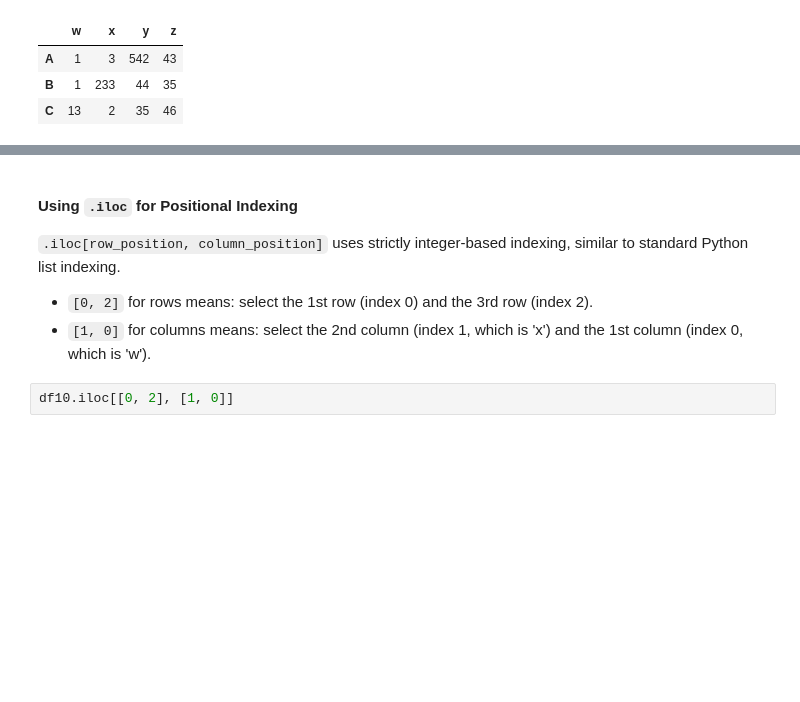
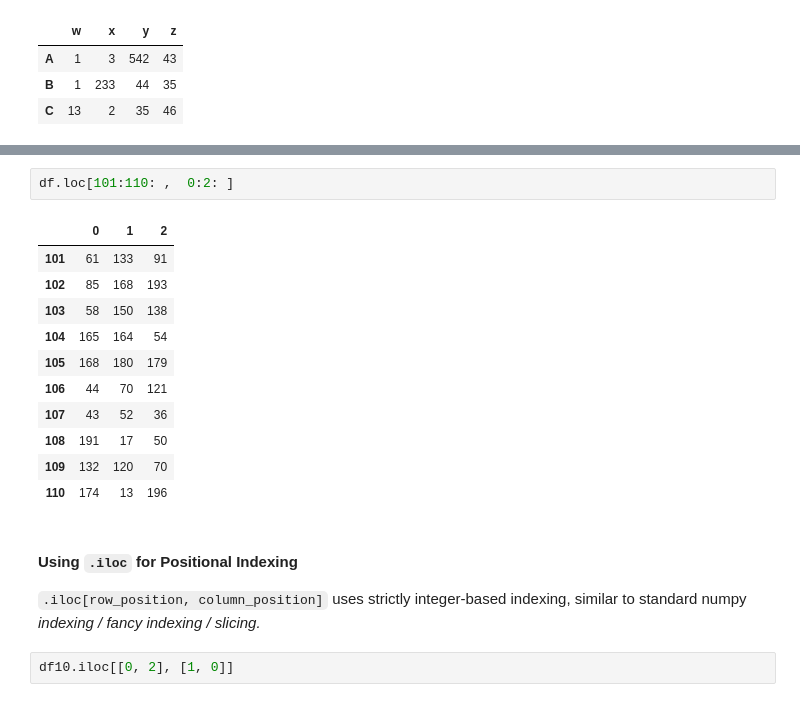
Before and after one commit to Anuragpathak08/Data-analysis-m3, a Jupyter notebook: tut02_pandas/tut004.ipynb, the cells around one changed output, grey strips where cells are left out. Cells and saved outputs as stored; diff of their text form; blank space fills up the shorter version.

```diff
--- a/tut02_pandas/tut004.ipynb
+++ b/tut02_pandas/tut004.ipynb
@@ -193,8 +227,20 @@ df10
+# %%
+df.loc[101:110: ,  0:2: ]
+# %% [output]
+|  | 0 | 1 | 2 |
+| 101 | 61 | 133 | 91 |
+| 102 | 85 | 168 | 193 |
+| 103 | 58 | 150 | 138 |
+| 104 | 165 | 164 | 54 |
+| 105 | 168 | 180 | 179 |
+| 106 | 44 | 70 | 121 |
+| 107 | 43 | 52 | 36 |
+| 108 | 191 | 17 | 50 |
+| 109 | 132 | 120 | 70 |
+| 110 | 174 | 13 | 196 |
 # %% [markdown]
 #### Using `.iloc` for Positional Indexing
-`.iloc[row_position, column_position]` uses strictly integer-based indexing, similar to standard Python list indexing.
-- `[0, 2]` for rows means: select the 1st row (index 0) and the 3rd row (index 2).
-- `[1, 0]` for columns means: select the 2nd column (index 1, which is 'x') and the 1st column (index 0, which is 'w').
+`.iloc[row_position, column_position]` uses strictly integer-based indexing, similar to standard numpy *indexing / fancy indexing / slicing.*
 # %%
 df10.iloc[[0, 2], [1, 0]]
 # %% [output]
```
Also changed, not shown: parts of 16 cells of this notebook.
